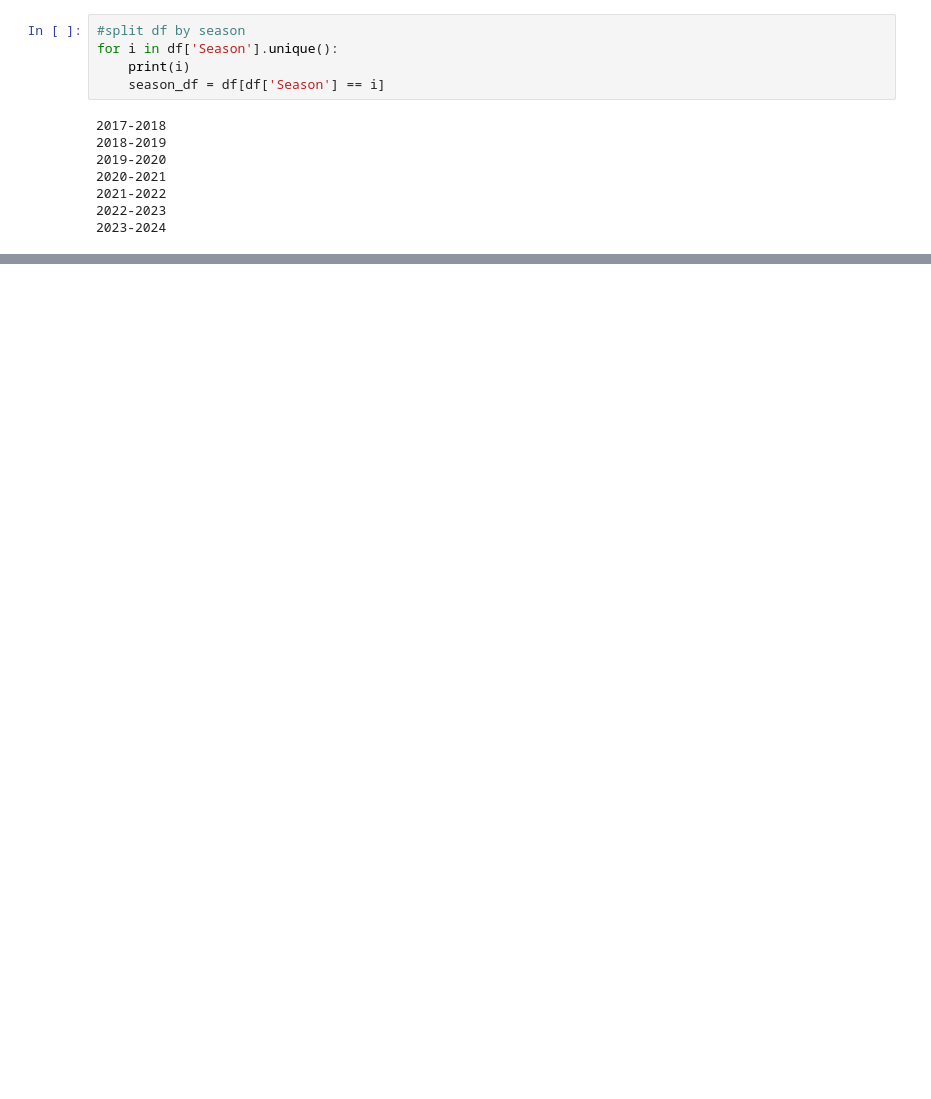
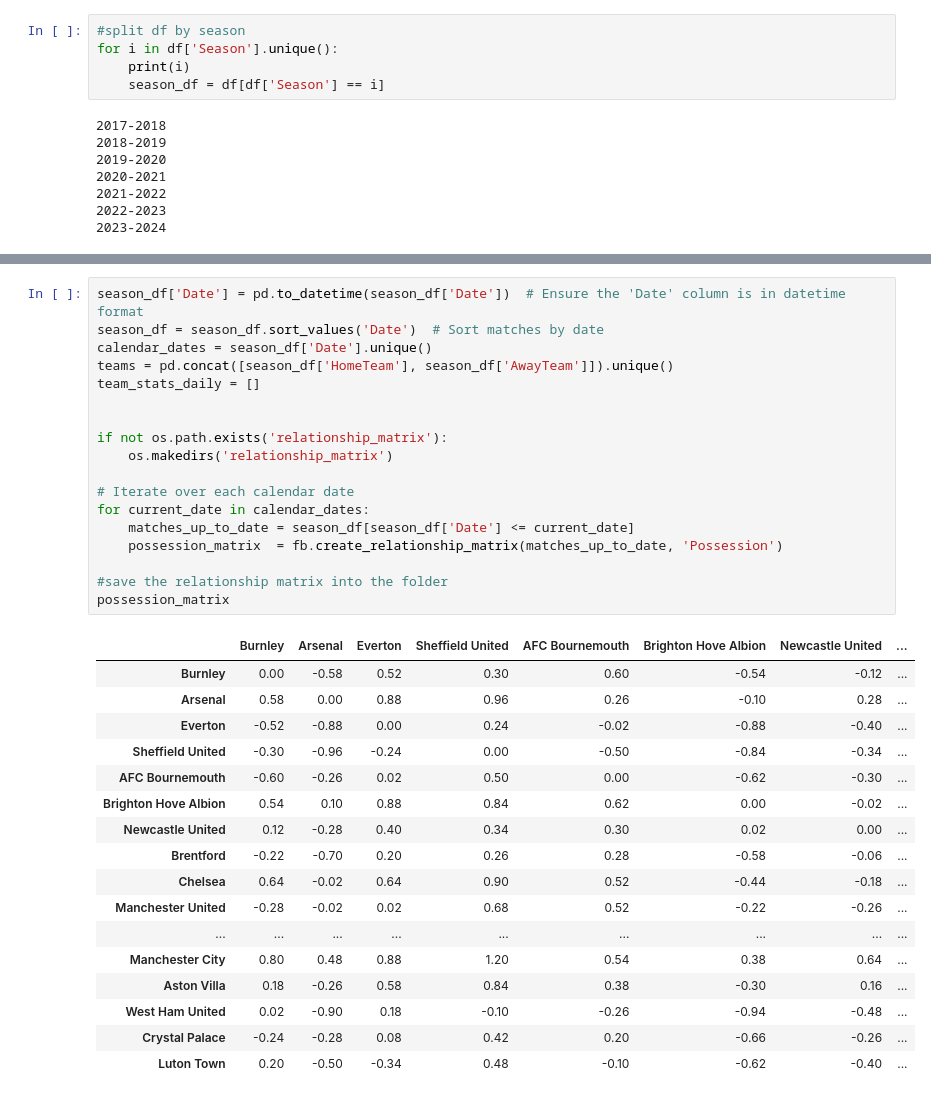
Before and after one commit to szeyao/league_analysis, a Jupyter notebook: league_analysis.ipynb, the cells around one changed output, grey strips where cells are left out. Saved outputs shown, nothing was run; the diff lists cells and outputs as text; blank space fills up the shorter version.

```diff
--- a/league_analysis.ipynb
+++ b/league_analysis.ipynb
@@ -235,0 +138,36 @@ team_stats_season_df
+# %%
+season_df['Date'] = pd.to_datetime(season_df['Date'])  # Ensure the 'Date' column is in datetime format
+season_df = season_df.sort_values('Date')  # Sort matches by date
+calendar_dates = season_df['Date'].unique()
+teams = pd.concat([season_df['HomeTeam'], season_df['AwayTeam']]).unique()
+team_stats_daily = []
+
+
+if not os.path.exists('relationship_matrix'):
+    os.makedirs('relationship_matrix')
+
+# Iterate over each calendar date
+for current_date in calendar_dates:
+    matches_up_to_date = season_df[season_df['Date'] <= current_date]
+    possession_matrix  = fb.create_relationship_matrix(matches_up_to_date, 'Possession')
+
+#save the relationship matrix into the folder
+possession_matrix
+# %% [output]
+|  | Burnley | Arsenal | Everton | Sheffield United | AFC Bournemouth | Brighton Hove Albion | Newcastle United | ... |
+| Burnley | 0.00 | -0.58 | 0.52 | 0.30 | 0.60 | -0.54 | -0.12 | ... |
+| Arsenal | 0.58 | 0.00 | 0.88 | 0.96 | 0.26 | -0.10 | 0.28 | ... |
+| Everton | -0.52 | -0.88 | 0.00 | 0.24 | -0.02 | -0.88 | -0.40 | ... |
+| Sheffield United | -0.30 | -0.96 | -0.24 | 0.00 | -0.50 | -0.84 | -0.34 | ... |
+| AFC Bournemouth | -0.60 | -0.26 | 0.02 | 0.50 | 0.00 | -0.62 | -0.30 | ... |
+| Brighton Hove Albion | 0.54 | 0.10 | 0.88 | 0.84 | 0.62 | 0.00 | -0.02 | ... |
+| Newcastle United | 0.12 | -0.28 | 0.40 | 0.34 | 0.30 | 0.02 | 0.00 | ... |
+| Brentford | -0.22 | -0.70 | 0.20 | 0.26 | 0.28 | -0.58 | -0.06 | ... |
+| Chelsea | 0.64 | -0.02 | 0.64 | 0.90 | 0.52 | -0.44 | -0.18 | ... |
+| Manchester United | -0.28 | -0.02 | 0.02 | 0.68 | 0.52 | -0.22 | -0.26 | ... |
+| ... | ... | ... | ... | ... | ... | ... | ... | ... |
+| Manchester City | 0.80 | 0.48 | 0.88 | 1.20 | 0.54 | 0.38 | 0.64 | ... |
+| Aston Villa | 0.18 | -0.26 | 0.58 | 0.84 | 0.38 | -0.30 | 0.16 | ... |
+| West Ham United | 0.02 | -0.90 | 0.18 | -0.10 | -0.26 | -0.94 | -0.48 | ... |
+| Crystal Palace | -0.24 | -0.28 | 0.08 | 0.42 | 0.20 | -0.66 | -0.26 | ... |
+| Luton Town | 0.20 | -0.50 | -0.34 | 0.48 | -0.10 | -0.62 | -0.40 | ... |
```
Also changed, not shown: parts of 13 cells of this notebook.
